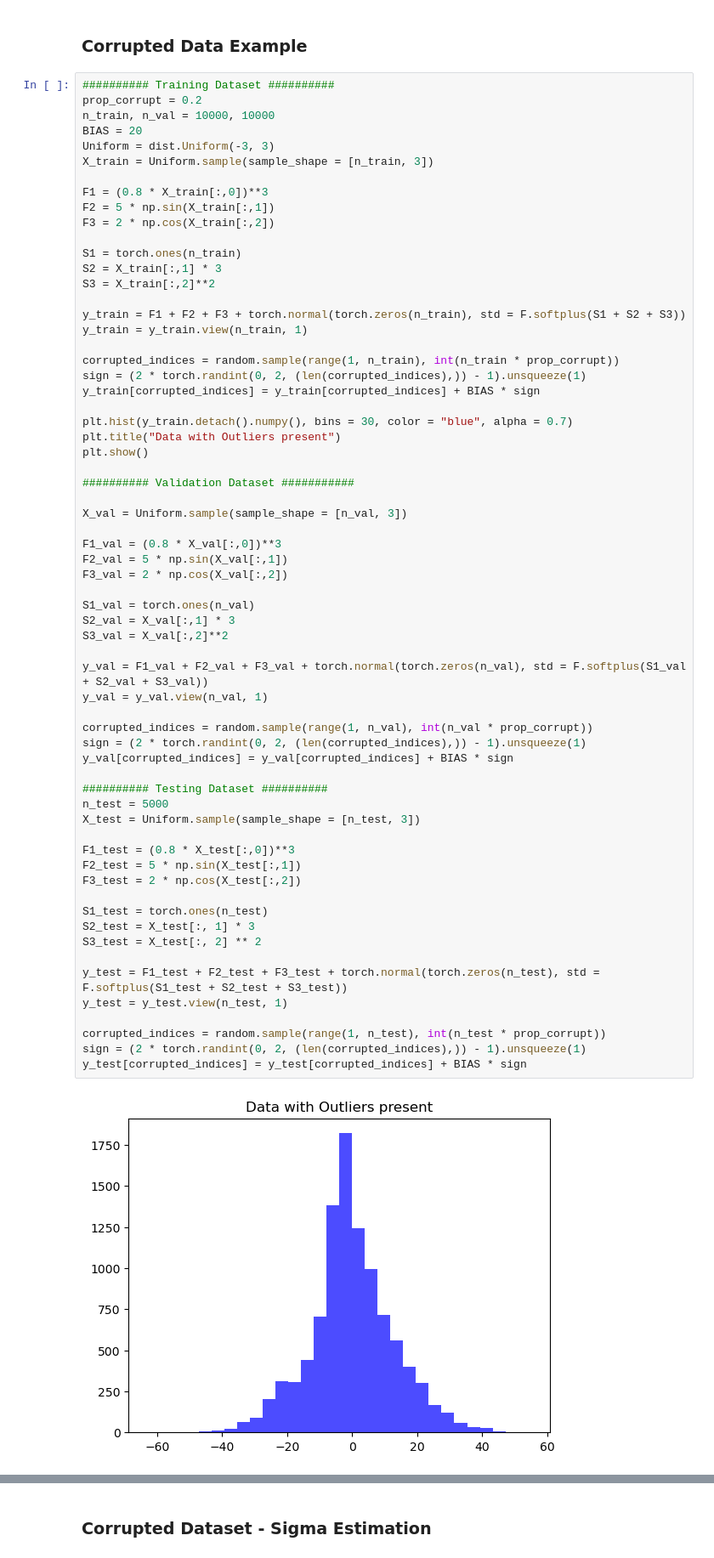
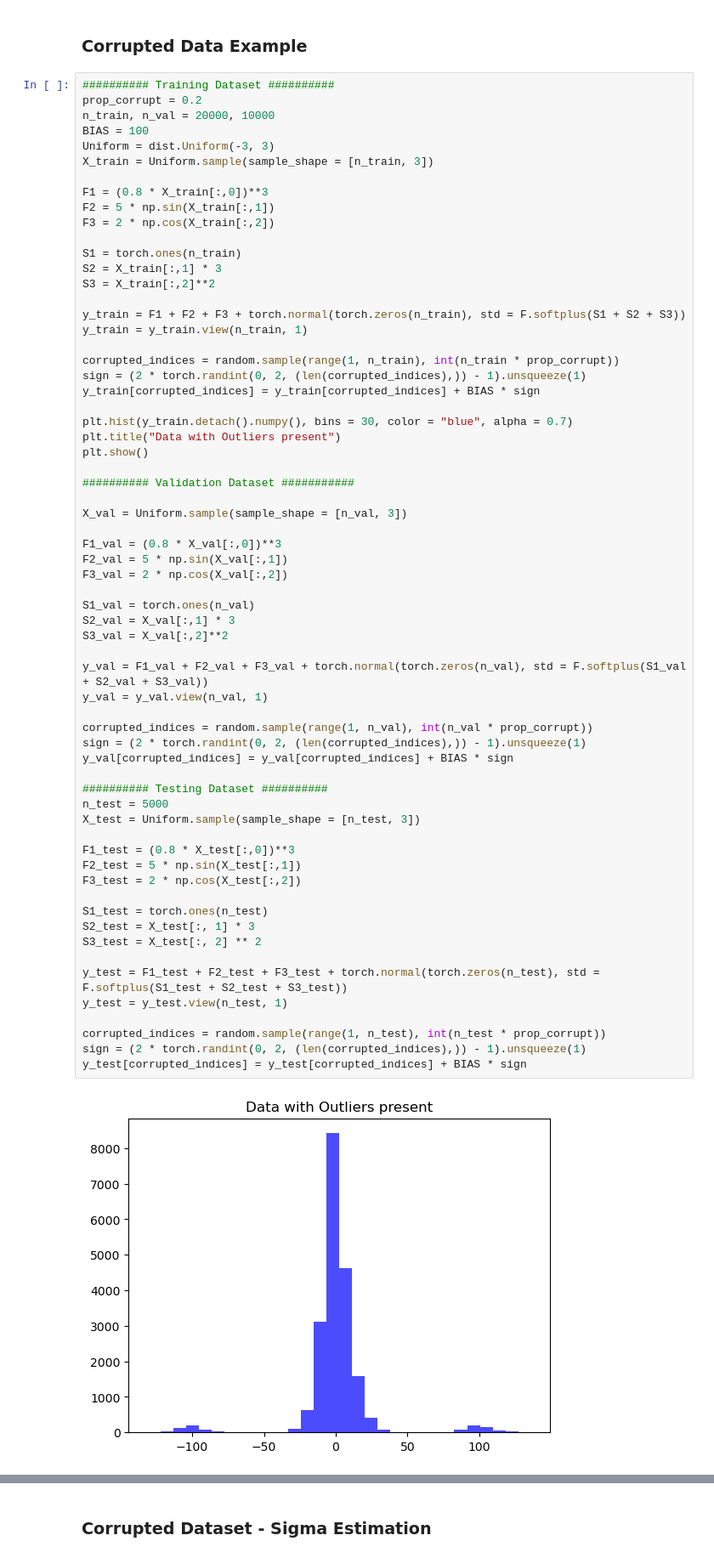
Before and after one commit to tobiasweckop/Robust-NAMLSS, a Jupyter notebook: robust_namlss.ipynb, the cells around one changed output, grey strips where cells are left out. Shown at 85% size. Drawn from its saved outputs; the diff is of its cells as text.

```diff
--- a/robust_namlss.ipynb
+++ b/robust_namlss.ipynb
@@ -360,8 +380,8 @@ plt.show()
 # %%
 ########## Training Dataset ##########
 prop_corrupt = 0.2
-n_train, n_val = 10000, 10000
-BIAS = 20
+n_train, n_val = 20000, 10000
+BIAS = 100
 Uniform = dist.Uniform(-3, 3)
 X_train = Uniform.sample(sample_shape = [n_train, 3])
 
@@ -395,34 +415,34 @@ F3_val = 2 * np.cos(X_val[:,2])
 S1_val = torch.ones(n_val)
 S2_val = X_val[:,1] * 3
 S3_val = X_val[:,2]**2
 
 y_val = F1_val + F2_val + F3_val + torch.normal(torch.zeros(n_val), std = F.softplus(S1_val + S2_val + S3_val))
 y_val = y_val.view(n_val, 1)
 
 corrupted_indices = random.sample(range(1, n_val), int(n_val * prop_corrupt))
 sign = (2 * torch.randint(0, 2, (len(corrupted_indices),)) - 1).unsqueeze(1)
 y_val[corrupted_indices] = y_val[corrupted_indices] + BIAS * sign
 
 ########## Testing Dataset ##########
 n_test = 5000
 X_test = Uniform.sample(sample_shape = [n_test, 3])
 
 F1_test = (0.8 * X_test[:,0])**3
 F2_test = 5 * np.sin(X_test[:,1])
 F3_test = 2 * np.cos(X_test[:,2])
 
 S1_test = torch.ones(n_test)
 S2_test = X_test[:, 1] * 3
 S3_test = X_test[:, 2] ** 2
 
 y_test = F1_test + F2_test + F3_test + torch.normal(torch.zeros(n_test), std = F.softplus(S1_test + S2_test + S3_test))
 y_test = y_test.view(n_test, 1)
 
 corrupted_indices = random.sample(range(1, n_test), int(n_test * prop_corrupt))
 sign = (2 * torch.randint(0, 2, (len(corrupted_indices),)) - 1).unsqueeze(1)
 y_test[corrupted_indices] = y_test[corrupted_indices] + BIAS * sign
 # %% [output]
-[figure, old version]
+[figure, new version]
 # %%
 from sklearn.preprocessing import StandardScaler
 
```
Also changed, not shown: parts of 18 cells of this notebook.
